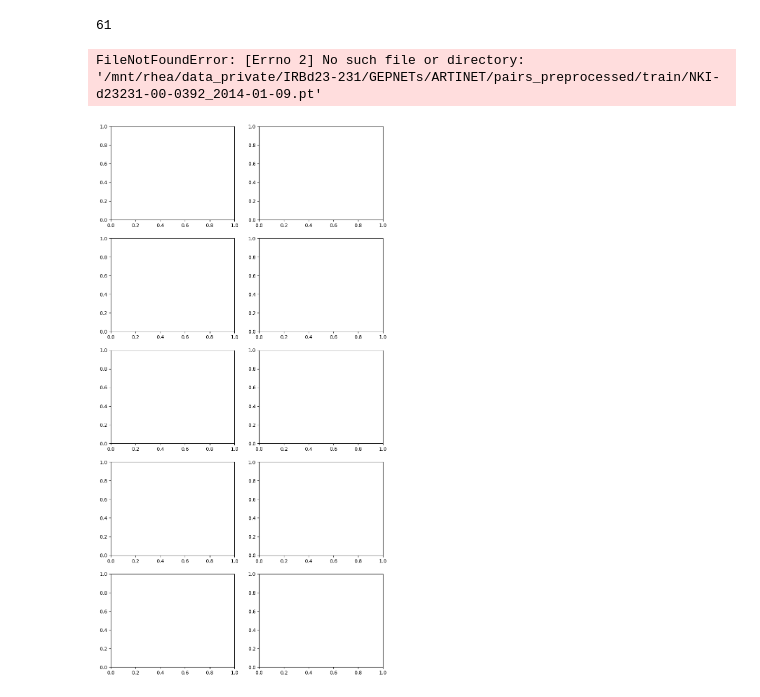
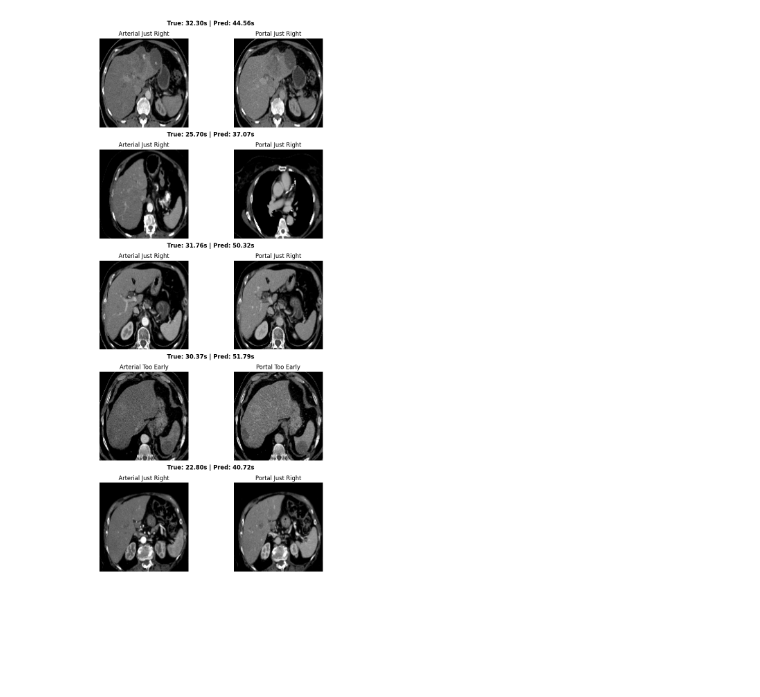
Before and after one commit to ljestaciocerquin/contrast_phase, a Jupyter notebook: DeepLClassifiers/Time_interval/inspect_errors.ipynb, the cells around one changed output. Cells and saved outputs as stored; diff of their text form; code cells hidden in the pictures; blank space fills up the shorter version.

```diff
--- a/DeepLClassifiers/Time_interval/inspect_errors.ipynb
+++ b/DeepLClassifiers/Time_interval/inspect_errors.ipynb
@@ -43,6 +79,6 @@ paired_data
 errors = errors.merge(paired_data,
                       left_on=["patient_id","date"],
                       right_on=["SubjectKeyRadiology","ExamDate"],
-                      how="inner")
+                      how="left")
 errors
 # %% [output]
@@ -79,10 +115,6 @@ big_errors[["SubjectKeyRadiology","ExamDate",  "output_path", "arterial_timing",
-# %%
-len(big_errors)
-# %% [output]
-61
 # %%
 # sample 5 rows
-df = big_errors[big_errors.arterial_timing=="Too Early"]
+df = big_errors[big_errors["time_interval"] < 50.00]
 sample = df.sample(5, replace=False)
 
 fig, axes = plt.subplots(5, 2, figsize=(10, 20))
@@ -101,32 +133,31 @@ for i, (_, row) in enumerate(sample.iterrows()):
     else:
         arterial_img = arterial
         portal_img = portal
 
     # take middle slice along depth
     mid_a = arterial_img.shape[-1] // 2
     mid_p = portal_img.shape[-1] // 2
 
     ax_a = axes[i, 0]
     ax_p = axes[i, 1]
 
     ax_a.imshow(np.rot90(arterial_img[:, :, 100], k=1), cmap="gray")
     ax_a.set_title(f"Arterial {row["arterial_timing"]}")
     ax_a.axis("off")
 
     ax_p.imshow(np.rot90(portal_img[:, :, 100], k=1), cmap="gray")
     ax_p.set_title(f"Portal {row["portal_timing"]}")
     ax_p.axis("off")
 
     axes[i, 0].annotate(
     f"True: {row['time_interval']:.2f}s | Pred: {row['pred_interval']:.2f}s",
     xy=(1.25, 1.15),
     xycoords="axes fraction",
     ha="center",
     fontsize=12,
     fontweight="bold")
 
 plt.subplots_adjust(hspace=0.25, wspace=0.00001)
 plt.show()
 # %% [output]
-FileNotFoundError: [Errno 2] No such file or directory: '/mnt/rhea/data_private/IRBd23-231/GEPNETs/ARTINET/pairs_preprocessed/train/NKI-d23231-00-0392_2014-01-09.pt'
-[figure, old version]
+[figure, new version]
```
Also changed, not shown: parts of 18 cells of this notebook, 15 other files.
